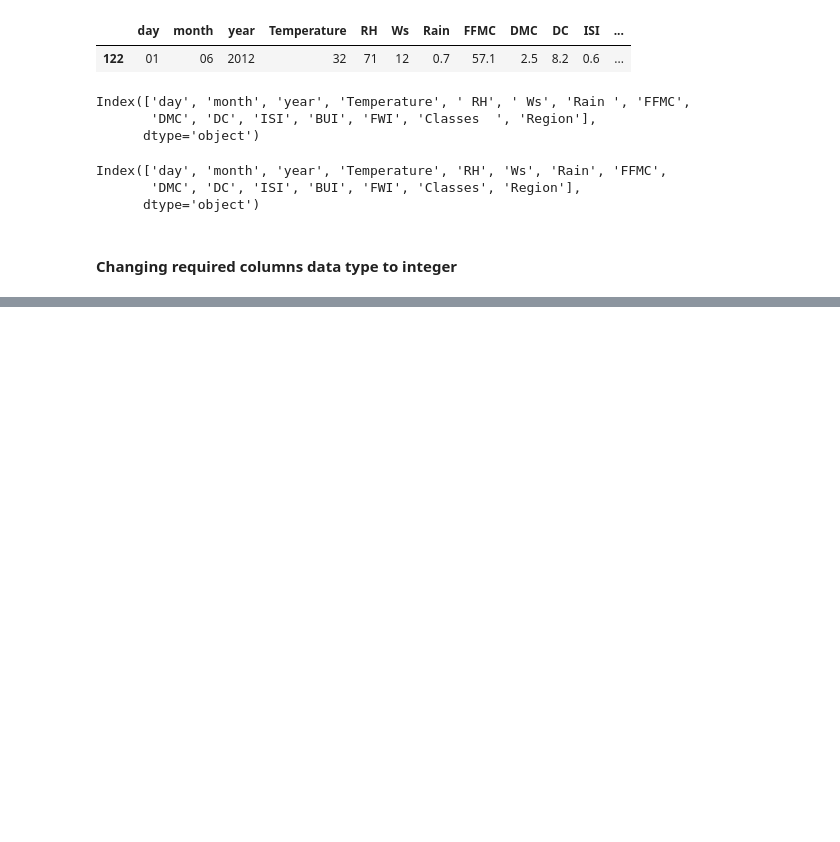
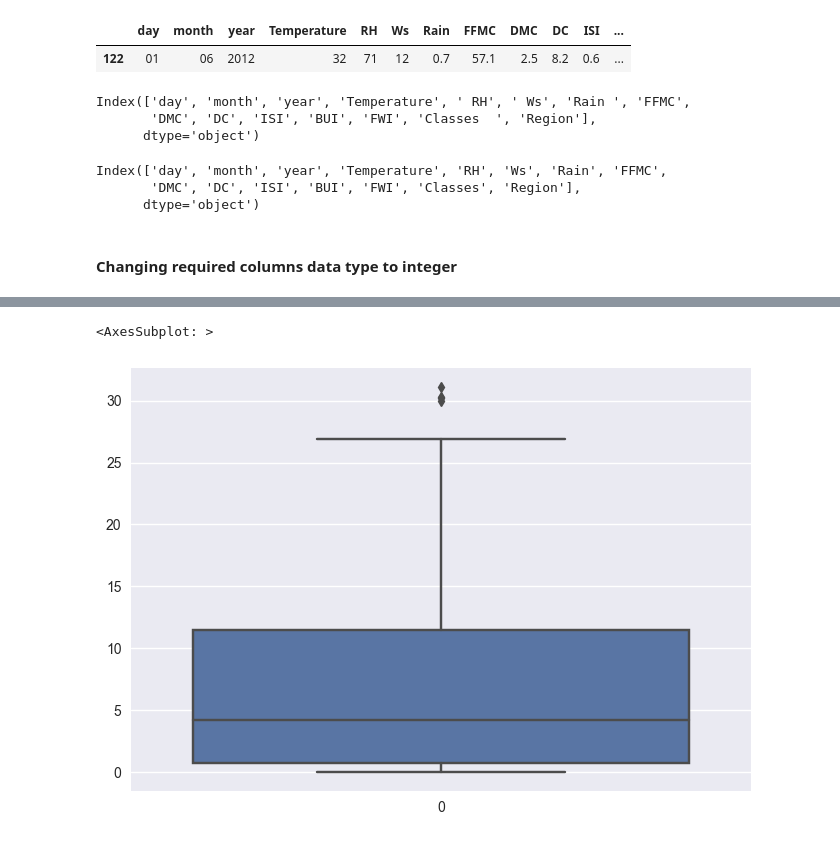
Before and after one commit to sainaakash/Data-Engineering-on-Algerian-Forest-Fire-Dataset, a Jupyter notebook: Data Engineering on Algerian Forest Fire Dataset.ipynb, the cells around one changed output, grey strips where cells are left out. Saved outputs shown, nothing was run; the diff lists cells and outputs as text; code cells hidden in the pictures; blank space fills up the shorter version.

```diff
--- a/Data Engineering on Algerian Forest Fire Dataset.ipynb
+++ b/Data Engineering on Algerian Forest Fire Dataset.ipynb
@@ -211,0 +346,7 @@ Index(['day', 'month', 'year', 'Temperature', 'RH', 'Ws', 'Rain', 'FFMC',
+# %%
+## box plots: to see the outliers or not in the FWI coloumn
+
+sns.boxplot(df_copy['FWI'])
+# %% [output]
+<AxesSubplot: >
+[figure, added]
```
Also changed, not shown: parts of 23 cells of this notebook.
